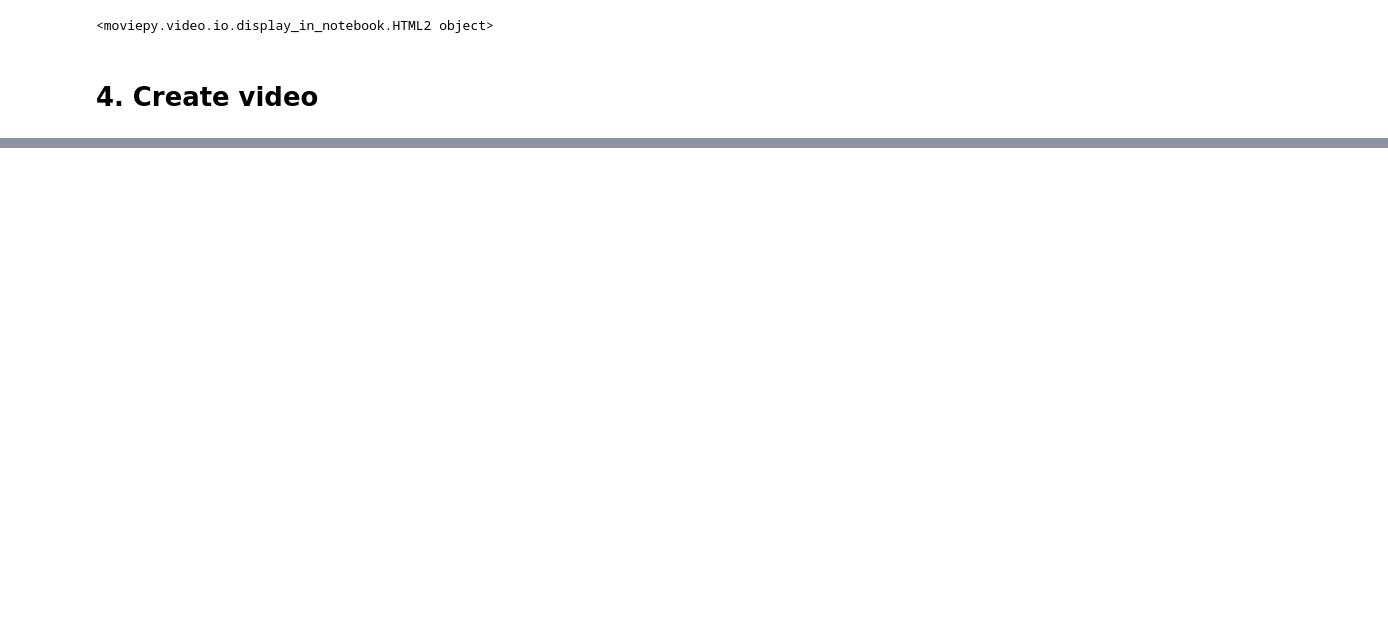
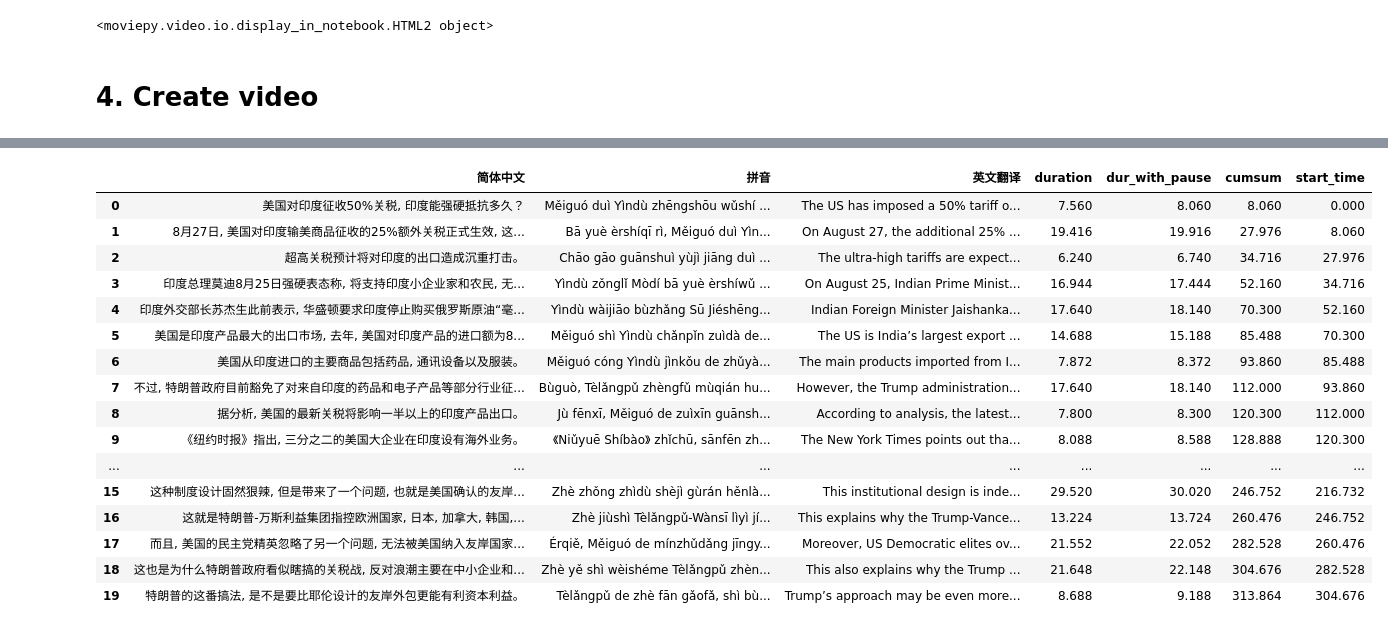
Before and after one commit to srcole/mandarin_data, a Jupyter notebook: 02_audio_generation/03_video_from_article.ipynb, the cells around one changed output, grey strips where cells are left out. Saved outputs shown, nothing was run; the diff lists cells and outputs as text; code cells hidden in the pictures; blank space fills up the shorter version.

```diff
--- a/02_audio_generation/03_video_from_article.ipynb
+++ b/02_audio_generation/03_video_from_article.ipynb
@@ -234,0 +250,20 @@ MoviePy - Writing video audio_files/news/001/full_video.mp4
+# %%
+dfs_dur['001'].head(20)
+# %% [output]
+|  | 简体中文 | 拼音 | 英文翻译 | duration | dur_with_pause | cumsum | start_time |
+| 0 | 美国对印度征收50%关税, 印度能强硬抵抗多久？ | Měiguó duì Yìndù zhēngshōu wǔshí ... | The US has imposed a 50% tariff o... | 7.560 | 8.060 | 8.060 | 0.000 |
+| 1 | 8月27日, 美国对印度输美商品征收的25%额外关税正式生效, 这... | Bā yuè èrshíqī rì, Měiguó duì Yìn... | On August 27, the additional 25% ... | 19.416 | 19.916 | 27.976 | 8.060 |
+| 2 | 超高关税预计将对印度的出口造成沉重打击。 | Chāo gāo guānshuì yùjì jiāng duì ... | The ultra-high tariffs are expect... | 6.240 | 6.740 | 34.716 | 27.976 |
+| 3 | 印度总理莫迪8月25日强硬表态称, 将支持印度小企业家和农民, 无... | Yìndù zǒnglǐ Mòdí bā yuè èrshíwǔ ... | On August 25, Indian Prime Minist... | 16.944 | 17.444 | 52.160 | 34.716 |
+| 4 | 印度外交部长苏杰生此前表示, 华盛顿要求印度停止购买俄罗斯原油“毫... | Yìndù wàijiāo bùzhǎng Sū Jiéshēng... | Indian Foreign Minister Jaishanka... | 17.640 | 18.140 | 70.300 | 52.160 |
+| 5 | 美国是印度产品最大的出口市场, 去年, 美国对印度产品的进口额为8... | Měiguó shì Yìndù chǎnpǐn zuìdà de... | The US is India’s largest export ... | 14.688 | 15.188 | 85.488 | 70.300 |
+| 6 | 美国从印度进口的主要商品包括药品, 通讯设备以及服装。 | Měiguó cóng Yìndù jìnkǒu de zhǔyà... | The main products imported from I... | 7.872 | 8.372 | 93.860 | 85.488 |
+| 7 | 不过, 特朗普政府目前豁免了对来自印度的药品和电子产品等部分行业征... | Bùguò, Tèlǎngpǔ zhèngfǔ mùqián hu... | However, the Trump administration... | 17.640 | 18.140 | 112.000 | 93.860 |
+| 8 | 据分析, 美国的最新关税将影响一半以上的印度产品出口。 | Jù fēnxī, Měiguó de zuìxīn guānsh... | According to analysis, the latest... | 7.800 | 8.300 | 120.300 | 112.000 |
+| 9 | 《纽约时报》指出, 三分之二的美国大企业在印度设有海外业务。 | 《Niǔyuē Shíbào》 zhǐchū, sānfēn zh... | The New York Times points out tha... | 8.088 | 8.588 | 128.888 | 120.300 |
+| ... | ... | ... | ... | ... | ... | ... | ... |
+| 15 | 这种制度设计固然狠辣, 但是带来了一个问题, 也就是美国确认的友岸... | Zhè zhǒng zhìdù shèjì gùrán hěnlà... | This institutional design is inde... | 29.520 | 30.020 | 246.752 | 216.732 |
+| 16 | 这就是特朗普-万斯利益集团指控欧洲国家, 日本, 加拿大, 韩国,... | Zhè jiùshì Tèlǎngpǔ-Wànsī lìyì jí... | This explains why the Trump-Vance... | 13.224 | 13.724 | 260.476 | 246.752 |
+| 17 | 而且, 美国的民主党精英忽略了另一个问题, 无法被美国纳入友岸国家... | Érqiě, Měiguó de mínzhǔdǎng jīngy... | Moreover, US Democratic elites ov... | 21.552 | 22.052 | 282.528 | 260.476 |
+| 18 | 这也是为什么特朗普政府看似瞎搞的关税战, 反对浪潮主要在中小企业和... | Zhè yě shì wèishéme Tèlǎngpǔ zhèn... | This also explains why the Trump ... | 21.648 | 22.148 | 304.676 | 282.528 |
+| 19 | 特朗普的这番搞法, 是不是要比耶伦设计的友岸外包更能有利资本利益。 | Tèlǎngpǔ de zhè fān gǎofǎ, shì bù... | Trump’s approach may be even more... | 8.688 | 9.188 | 313.864 | 304.676 |
```
Also changed, not shown: parts of 4 cells of this notebook, 8 other files.
